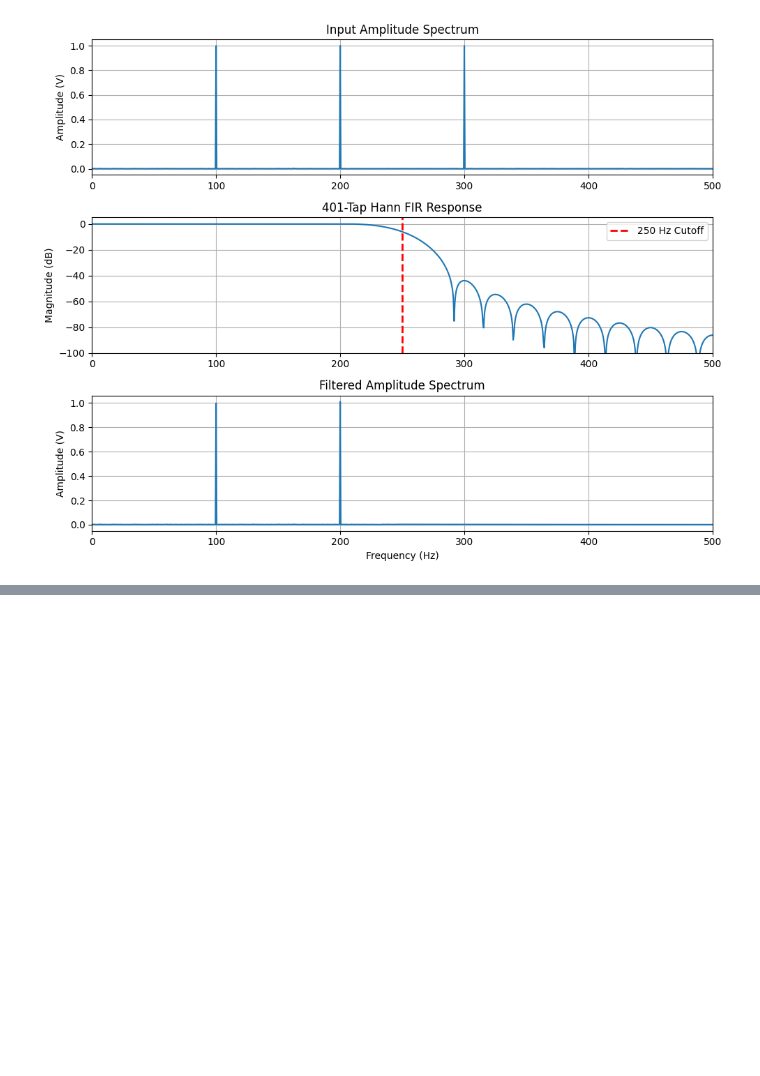
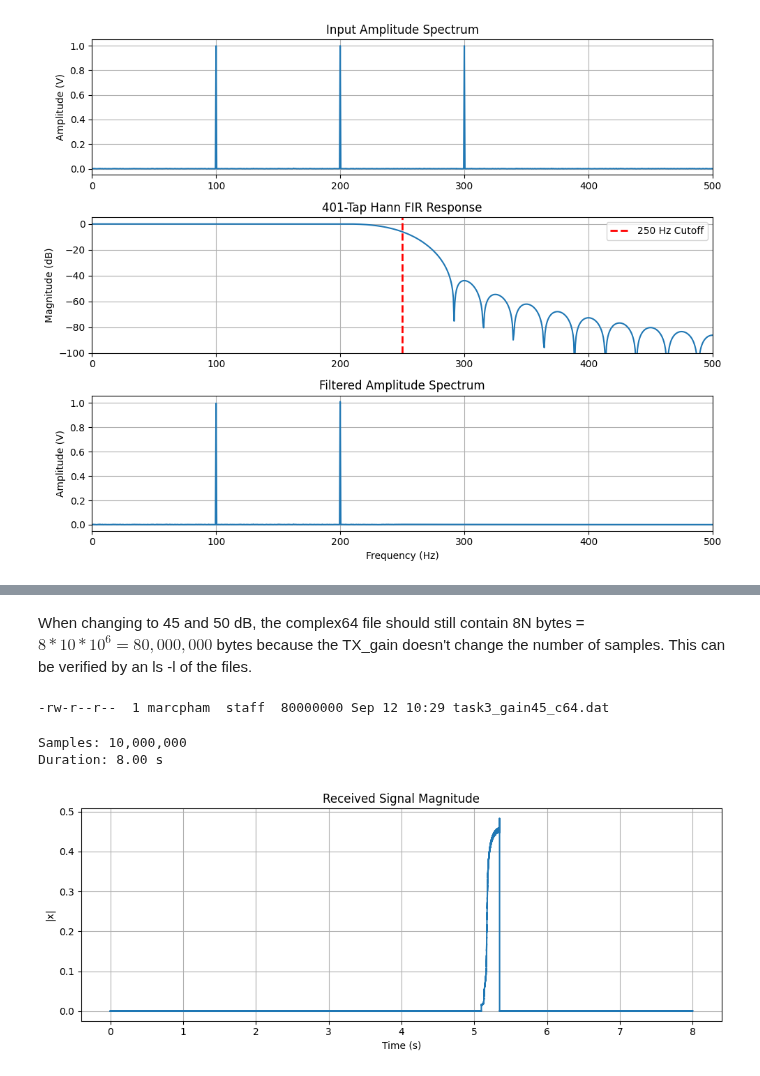
Before and after one commit to 48774861/Embedded-Wireless-Design-Labs, a Jupyter notebook: Lab2/Lab2Report.ipynb, the cells around one changed output, grey strips where cells are left out. Cells and saved outputs as stored; diff of their text form; code cells hidden in the pictures; blank space fills up the shorter version.

Commit message:
Up through gain 45

```diff
--- a/Lab2/Lab2Report.ipynb
+++ b/Lab2/Lab2Report.ipynb
@@ -1291,0 +1351,33 @@ plt.show()
+# %% [markdown]
+When changing to 45 and 50 dB, the complex64 file should still contain 8N bytes = $8 * 10 * 10^6 = 80,000,000$ bytes because the TX_gain doesn't change the number of samples. This can be verified by an ls -l of the files.
+# %%
+ls -l work | grep task3_gain45_c64.dat
+# %% [output]
+-rw-r--r--  1 marcpham  staff  80000000 Sep 12 10:29 task3_gain45_c64.dat
+# %%
+import numpy as np
+import matplotlib.pyplot as plt
+
+Fs = 1.25e6  # sample rate
+
+# x = np.fromfile('work/task3_gain40_c64.dat', dtype=np.complex64)
+x = np.fromfile('work/task3_gain45_c64.dat', dtype=np.complex64)
+# x = np.fromfile('work/task3_noise_c64.dat', dtype=np.complex64)
+
+print(f"Samples: {len(x):,}")
+print(f"Duration: {len(x)/Fs:.2f} s")
+
+t = np.arange(len(x))/Fs
+
+plt.figure(figsize=(10,4))
+plt.plot(t, np.abs(x))
+plt.xlabel('Time (s)')
+plt.ylabel('|x|')
+plt.title('Received Signal Magnitude')
+plt.grid(True)
+plt.tight_layout()
+plt.show()
+# %% [output]
+Samples: 10,000,000
+Duration: 8.00 s
+[figure, added]
```
Also changed, not shown: parts of 28 cells of this notebook, 3 other files.
